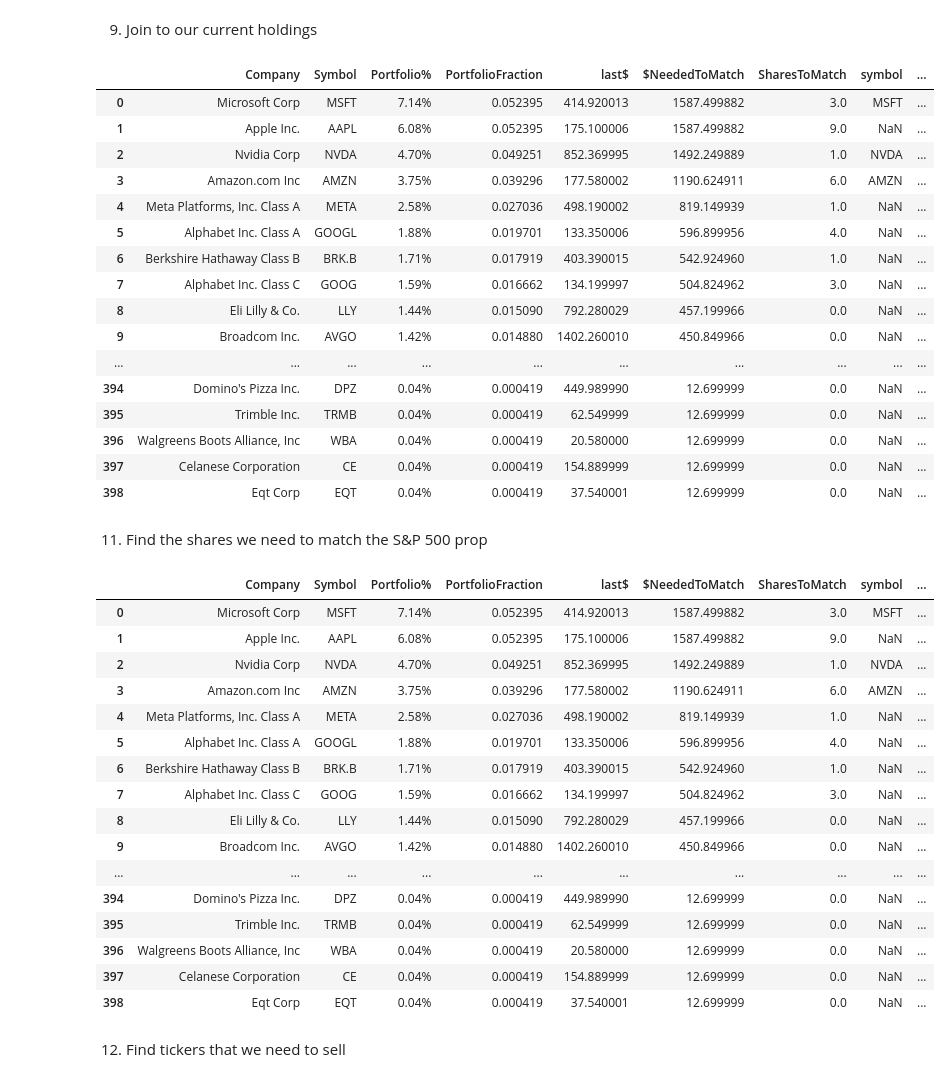
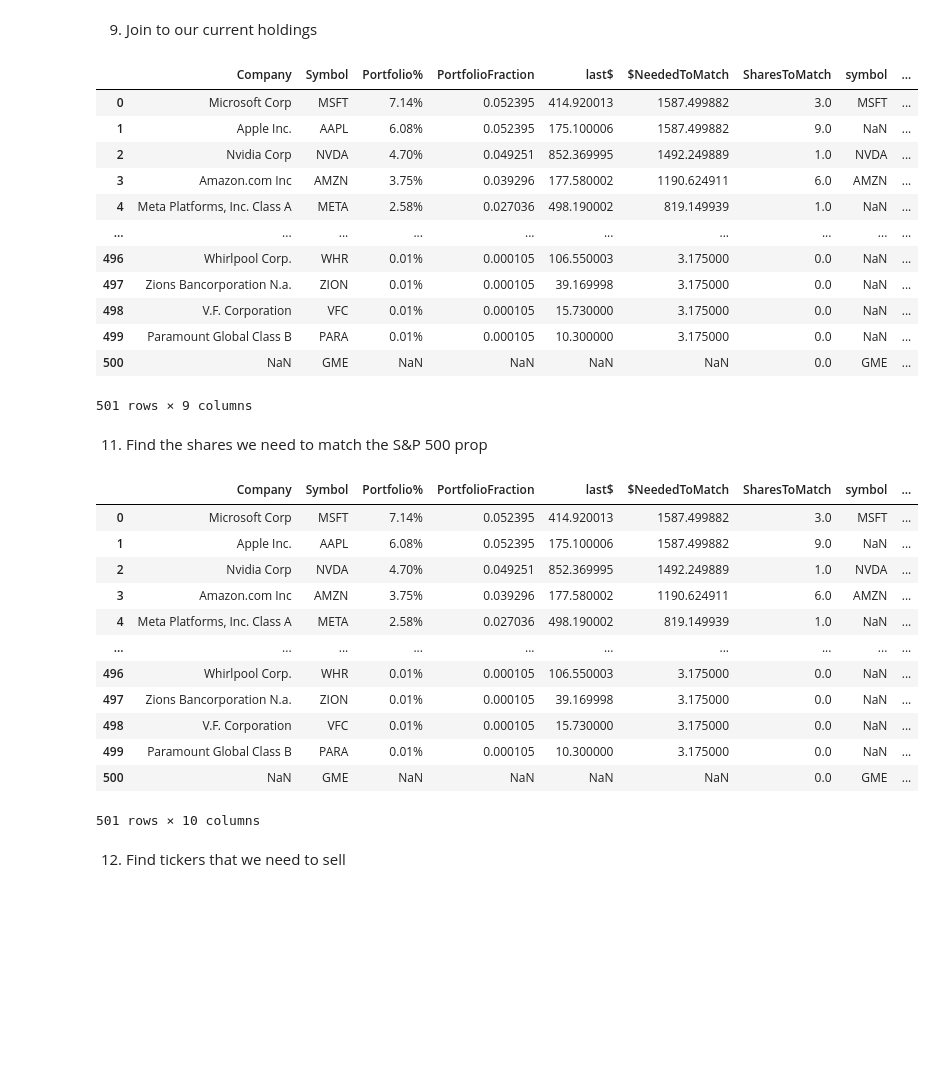
Before and after one commit to DerekParks/SimpleDirectIndexing, a Jupyter notebook: direct_index.ipynb, the cells around one changed output. Saved outputs shown, nothing was run; the diff lists cells and outputs as text; code cells hidden in the pictures; blank space fills up the shorter version.

```diff
--- a/direct_index.ipynb
+++ b/direct_index.ipynb
@@ -6,6 +6,8 @@ import requests
 import cloudscraper
 from io import StringIO
 from bs4 import BeautifulSoup
+
+pd.set_option('display.max_rows', 50)
 
 url = "https://www.slickcharts.com/sp500"
 scraper = cloudscraper.create_scraper()
@@ -184,30 +186,25 @@ sap
 # %% [markdown]
 9) Join to our current holdings
 # %%
-pd.set_option('display.max_rows', None)
 movesWithHoldings = sap.merge(holdings[["symbol", "shares"]], left_on='Symbol', right_on='symbol', how='outer')
 movesWithHoldings["shares"] = movesWithHoldings["shares"].fillna(0)
 movesWithHoldings["SharesToMatch"] = movesWithHoldings["SharesToMatch"].fillna(0)
 movesWithHoldings.loc[movesWithHoldings["Symbol"].isna(),"Symbol"] = movesWithHoldings[movesWithHoldings["Symbol"].isna()]["symbol"]
 movesWithHoldings
 # %% [output]
 |  | Company | Symbol | Portfolio% | PortfolioFraction | last$ | $NeededToMatch | SharesToMatch | symbol | ... |
 | 0 | Microsoft Corp | MSFT | 7.14% | 0.052395 | 414.920013 | 1587.499882 | 3.0 | MSFT | ... |
 | 1 | Apple Inc. | AAPL | 6.08% | 0.052395 | 175.100006 | 1587.499882 | 9.0 | NaN | ... |
 | 2 | Nvidia Corp | NVDA | 4.70% | 0.049251 | 852.369995 | 1492.249889 | 1.0 | NVDA | ... |
 | 3 | Amazon.com Inc | AMZN | 3.75% | 0.039296 | 177.580002 | 1190.624911 | 6.0 | AMZN | ... |
 | 4 | Meta Platforms, Inc. Class A | META | 2.58% | 0.027036 | 498.190002 | 819.149939 | 1.0 | NaN | ... |
-| 5 | Alphabet Inc. Class A | GOOGL | 1.88% | 0.019701 | 133.350006 | 596.899956 | 4.0 | NaN | ... |
-| 6 | Berkshire Hathaway Class B | BRK.B | 1.71% | 0.017919 | 403.390015 | 542.924960 | 1.0 | NaN | ... |
-| 7 | Alphabet Inc. Class C | GOOG | 1.59% | 0.016662 | 134.199997 | 504.824962 | 3.0 | NaN | ... |
-| 8 | Eli Lilly & Co. | LLY | 1.44% | 0.015090 | 792.280029 | 457.199966 | 0.0 | NaN | ... |
-| 9 | Broadcom Inc. | AVGO | 1.42% | 0.014880 | 1402.260010 | 450.849966 | 0.0 | NaN | ... |
 | ... | ... | ... | ... | ... | ... | ... | ... | ... | ... |
-| 394 | Domino's Pizza Inc. | DPZ | 0.04% | 0.000419 | 449.989990 | 12.699999 | 0.0 | NaN | ... |
-| 395 | Trimble Inc. | TRMB | 0.04% | 0.000419 | 62.549999 | 12.699999 | 0.0 | NaN | ... |
-| 396 | Walgreens Boots Alliance, Inc | WBA | 0.04% | 0.000419 | 20.580000 | 12.699999 | 0.0 | NaN | ... |
-| 397 | Celanese Corporation | CE | 0.04% | 0.000419 | 154.889999 | 12.699999 | 0.0 | NaN | ... |
-| 398 | Eqt Corp | EQT | 0.04% | 0.000419 | 37.540001 | 12.699999 | 0.0 | NaN | ... |
+| 496 | Whirlpool Corp. | WHR | 0.01% | 0.000105 | 106.550003 | 3.175000 | 0.0 | NaN | ... |
+| 497 | Zions Bancorporation N.a. | ZION | 0.01% | 0.000105 | 39.169998 | 3.175000 | 0.0 | NaN | ... |
+| 498 | V.F. Corporation | VFC | 0.01% | 0.000105 | 15.730000 | 3.175000 | 0.0 | NaN | ... |
+| 499 | Paramount Global Class B | PARA | 0.01% | 0.000105 | 10.300000 | 3.175000 | 0.0 | NaN | ... |
+| 500 | NaN | GME | NaN | NaN | NaN | NaN | 0.0 | GME | ... |
+501 rows × 9 columns
 # %% [markdown]
 11) Find the shares we need to match the S&P 500 prop
 # %%
@@ -220,17 +217,13 @@ movesWithHoldings
 | 2 | Nvidia Corp | NVDA | 4.70% | 0.049251 | 852.369995 | 1492.249889 | 1.0 | NVDA | ... |
 | 3 | Amazon.com Inc | AMZN | 3.75% | 0.039296 | 177.580002 | 1190.624911 | 6.0 | AMZN | ... |
 | 4 | Meta Platforms, Inc. Class A | META | 2.58% | 0.027036 | 498.190002 | 819.149939 | 1.0 | NaN | ... |
-| 5 | Alphabet Inc. Class A | GOOGL | 1.88% | 0.019701 | 133.350006 | 596.899956 | 4.0 | NaN | ... |
-| 6 | Berkshire Hathaway Class B | BRK.B | 1.71% | 0.017919 | 403.390015 | 542.924960 | 1.0 | NaN | ... |
-| 7 | Alphabet Inc. Class C | GOOG | 1.59% | 0.016662 | 134.199997 | 504.824962 | 3.0 | NaN | ... |
-| 8 | Eli Lilly & Co. | LLY | 1.44% | 0.015090 | 792.280029 | 457.199966 | 0.0 | NaN | ... |
-| 9 | Broadcom Inc. | AVGO | 1.42% | 0.014880 | 1402.260010 | 450.849966 | 0.0 | NaN | ... |
 | ... | ... | ... | ... | ... | ... | ... | ... | ... | ... |
-| 394 | Domino's Pizza Inc. | DPZ | 0.04% | 0.000419 | 449.989990 | 12.699999 | 0.0 | NaN | ... |
-| 395 | Trimble Inc. | TRMB | 0.04% | 0.000419 | 62.549999 | 12.699999 | 0.0 | NaN | ... |
-| 396 | Walgreens Boots Alliance, Inc | WBA | 0.04% | 0.000419 | 20.580000 | 12.699999 | 0.0 | NaN | ... |
-| 397 | Celanese Corporation | CE | 0.04% | 0.000419 | 154.889999 | 12.699999 | 0.0 | NaN | ... |
-| 398 | Eqt Corp | EQT | 0.04% | 0.000419 | 37.540001 | 12.699999 | 0.0 | NaN | ... |
+| 496 | Whirlpool Corp. | WHR | 0.01% | 0.000105 | 106.550003 | 3.175000 | 0.0 | NaN | ... |
+| 497 | Zions Bancorporation N.a. | ZION | 0.01% | 0.000105 | 39.169998 | 3.175000 | 0.0 | NaN | ... |
+| 498 | V.F. Corporation | VFC | 0.01% | 0.000105 | 15.730000 | 3.175000 | 0.0 | NaN | ... |
+| 499 | Paramount Global Class B | PARA | 0.01% | 0.000105 | 10.300000 | 3.175000 | 0.0 | NaN | ... |
+| 500 | NaN | GME | NaN | NaN | NaN | NaN | 0.0 | GME | ... |
+501 rows × 10 columns
 # %% [markdown]
 12) Find tickers that we need to sell
 # %%
```
Also changed, not shown: 2 other files.
